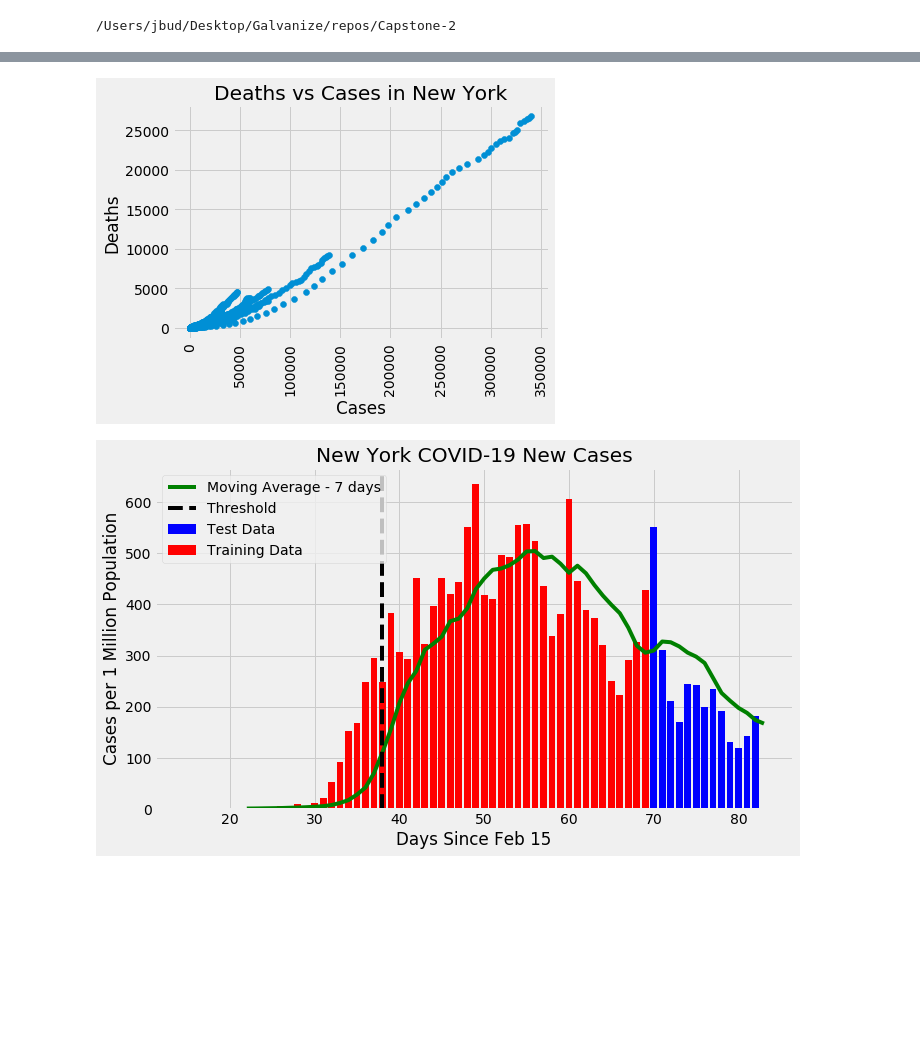
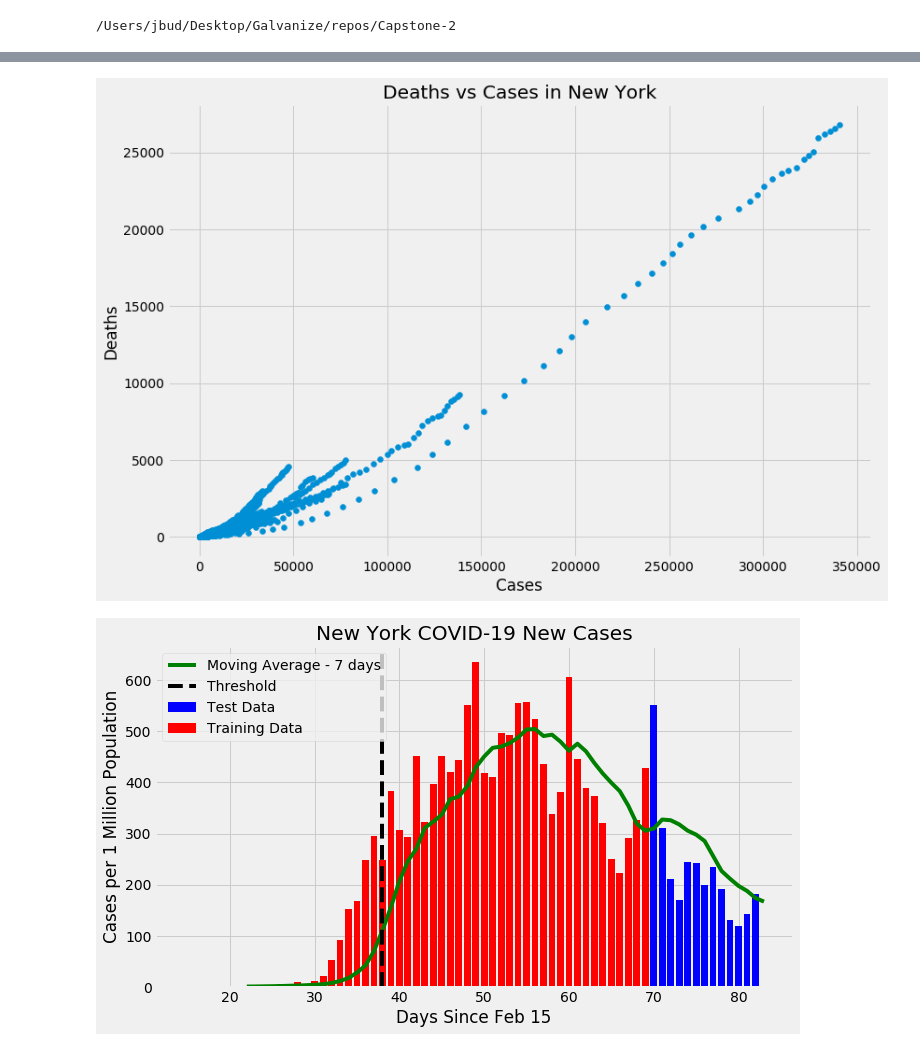
Before and after one commit to Jbudnick/Covid-19-Forecasting, a Jupyter notebook: notebooks/EDA.ipynb, the cells around one changed output, grey strips where cells are left out. Cells and saved outputs as stored; diff of their text form; code cells hidden in the pictures; blank space fills up the shorter version.

```diff
--- a/notebooks/EDA.ipynb
+++ b/notebooks/EDA.ipynb
@@ -416,15 +403,16 @@ state_plot('New York', covid_df)
 # %%
 covid_raw_df = pd.read_csv('data/covid-19-data/us-states.csv')
 covid_raw_df[covid_raw_df['state'] == 'New York']
-plt.scatter(covid_raw_df['cases'], covid_raw_df['deaths'])
-plt.title('Deaths vs Cases in New York')
-plt.xlabel('Cases')
-plt.ylabel('Deaths')
-plt.xticks(rotation = 90)
+fig, ax = plt.subplots(figsize = (12,8))
+ax.scatter(covid_raw_df['cases'], covid_raw_df['deaths'])
+ax.set_title('Deaths vs Cases in New York')
+ax.set_xlabel('Cases')
+ax.set_ylabel('Deaths')
+fig.tight_layout()
 # Mostly linear trend between cases and deaths
-plt.savefig('images/DeathVsCases')
+fig.savefig('images/DeathVsCases')
 # %% [output]
-[figure, old version]
+[figure, new version]
 # %%
 #threshold = 100
 rf_model = reg_model(X,y, log_trans_y = True)
```
Also changed, not shown: parts of 5 cells of this notebook.
